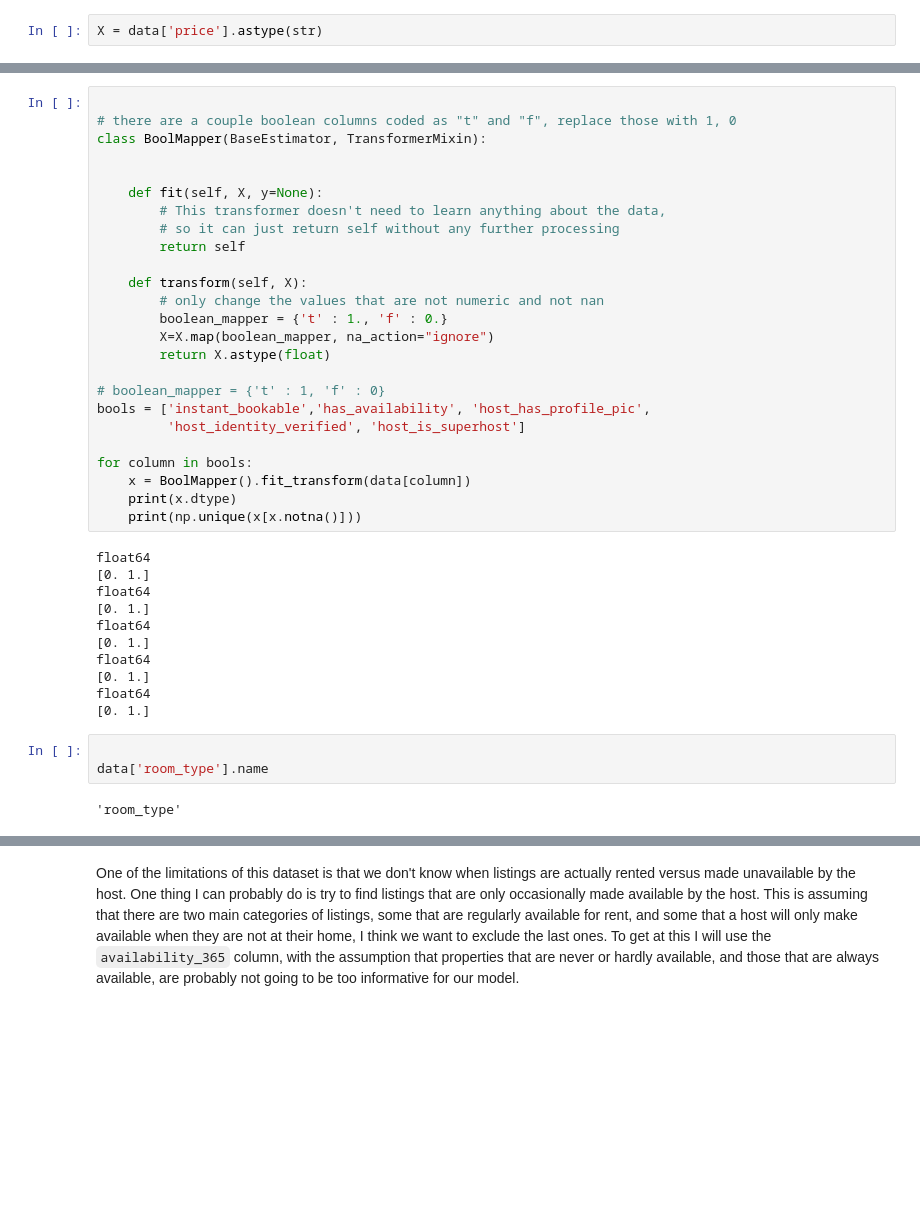
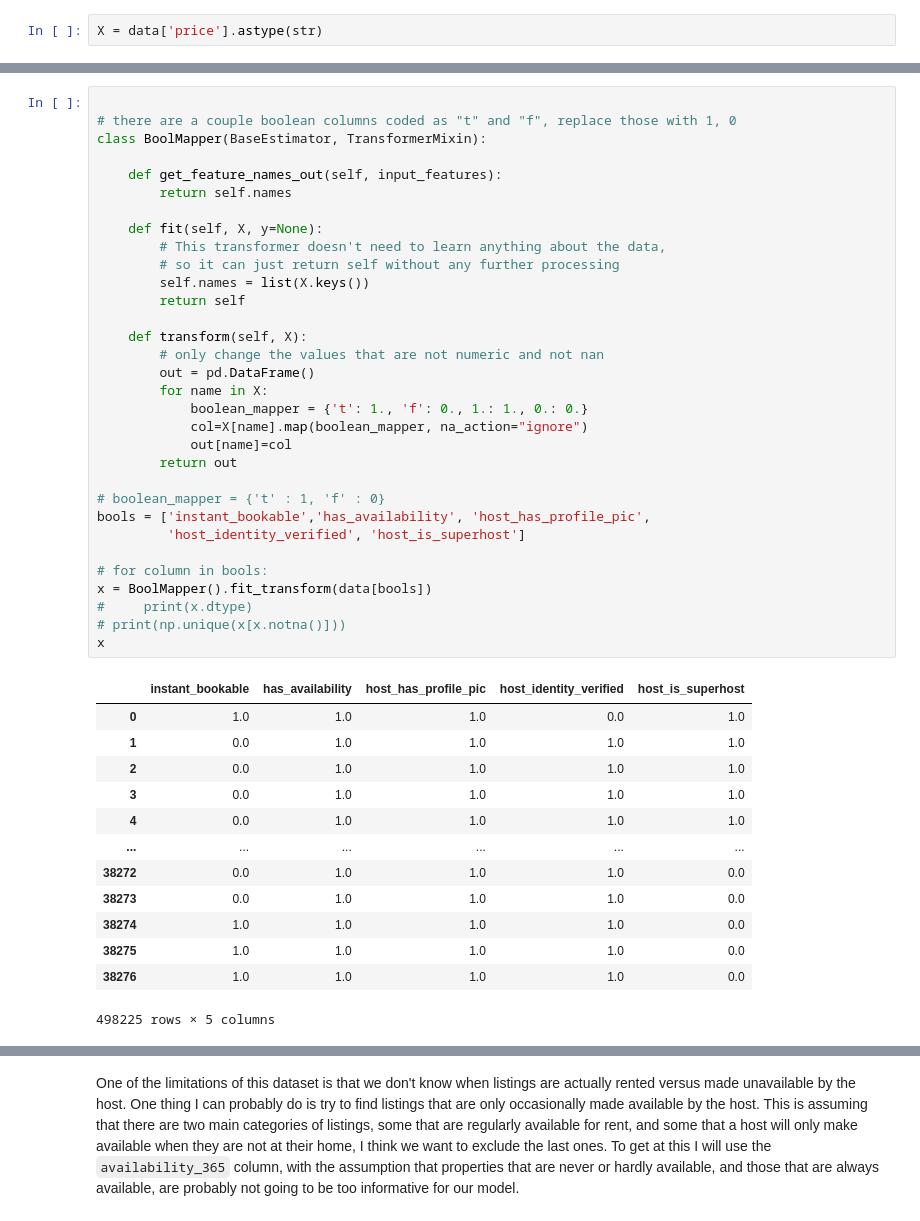
Before and after one commit to cskrasniak/rentals, a Jupyter notebook: data_cleaning_notebook.ipynb, the cells around one changed output, grey strips where cells are left out. Drawn from its saved outputs; the diff is of its cells as text; blank space fills up the shorter version.

```diff
--- a/data_cleaning_notebook.ipynb
+++ b/data_cleaning_notebook.ipynb
@@ -235,41 +218,46 @@ Name: price, dtype: float64
 # %%
 
 # there are a couple boolean columns coded as "t" and "f", replace those with 1, 0
 class BoolMapper(BaseEstimator, TransformerMixin):
 
+    def get_feature_names_out(self, input_features):
+        return self.names
 
     def fit(self, X, y=None):
         # This transformer doesn't need to learn anything about the data,
         # so it can just return self without any further processing
+        self.names = list(X.keys())
         return self
 
     def transform(self, X):
         # only change the values that are not numeric and not nan
-        boolean_mapper = {'t' : 1., 'f' : 0.}
-        X=X.map(boolean_mapper, na_action="ignore")
-        return X.astype(float)
+        out = pd.DataFrame()
+        for name in X:
+            boolean_mapper = {'t': 1., 'f': 0., 1.: 1., 0.: 0.}
+            col=X[name].map(boolean_mapper, na_action="ignore")
+            out[name]=col
+        return out
 
 # boolean_mapper = {'t' : 1, 'f' : 0}
 bools = ['instant_bookable','has_availability', 'host_has_profile_pic',
          'host_identity_verified', 'host_is_superhost']
 
-for column in bools:
-    x = BoolMapper().fit_transform(data[column])
-    print(x.dtype)
-    print(np.unique(x[x.notna()]))
+# for column in bools:
+x = BoolMapper().fit_transform(data[bools])
+#     print(x.dtype)
+# print(np.unique(x[x.notna()]))
+x
 # %% [output]
+|  | instant_bookable | has_availability | host_has_profile_pic | host_identity_verified | host_is_superhost |
+| 0 | 1.0 | 1.0 | 1.0 | 0.0 | 1.0 |
+| 1 | 0.0 | 1.0 | 1.0 | 1.0 | 1.0 |
+| 2 | 0.0 | 1.0 | 1.0 | 1.0 | 1.0 |
+| 3 | 0.0 | 1.0 | 1.0 | 1.0 | 1.0 |
+| 4 | 0.0 | 1.0 | 1.0 | 1.0 | 1.0 |
+| ... | ... | ... | ... | ... | ... |
+| 38272 | 0.0 | 1.0 | 1.0 | 1.0 | 0.0 |
+| 38273 | 0.0 | 1.0 | 1.0 | 1.0 | 0.0 |
+| 38274 | 1.0 | 1.0 | 1.0 | 1.0 | 0.0 |
+| 38275 | 1.0 | 1.0 | 1.0 | 1.0 | 0.0 |
+| 38276 | 1.0 | 1.0 | 1.0 | 1.0 | 0.0 |
-float64
-[0. 1.]
-float64
-[0. 1.]
-float64
-[0. 1.]
-float64
-[0. 1.]
-float64
-[0. 1.]
+498225 rows × 5 columns
-# %%
-
-data['room_type'].name
-# %% [output]
-'room_type'
```
Also changed, not shown: parts of 54 cells of this notebook.
